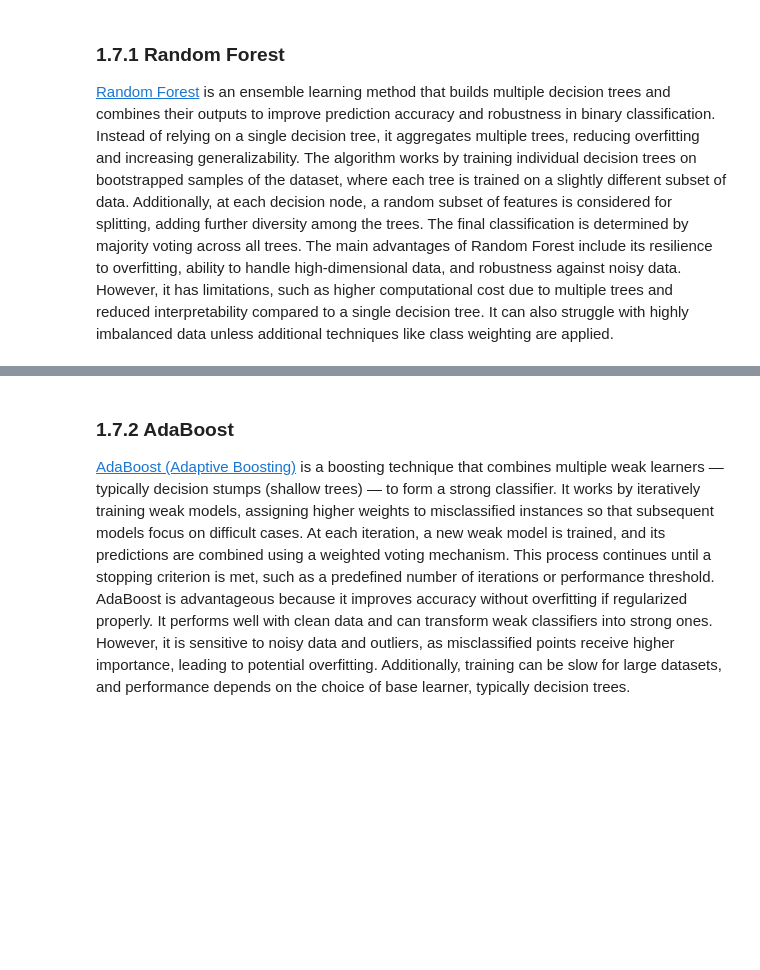
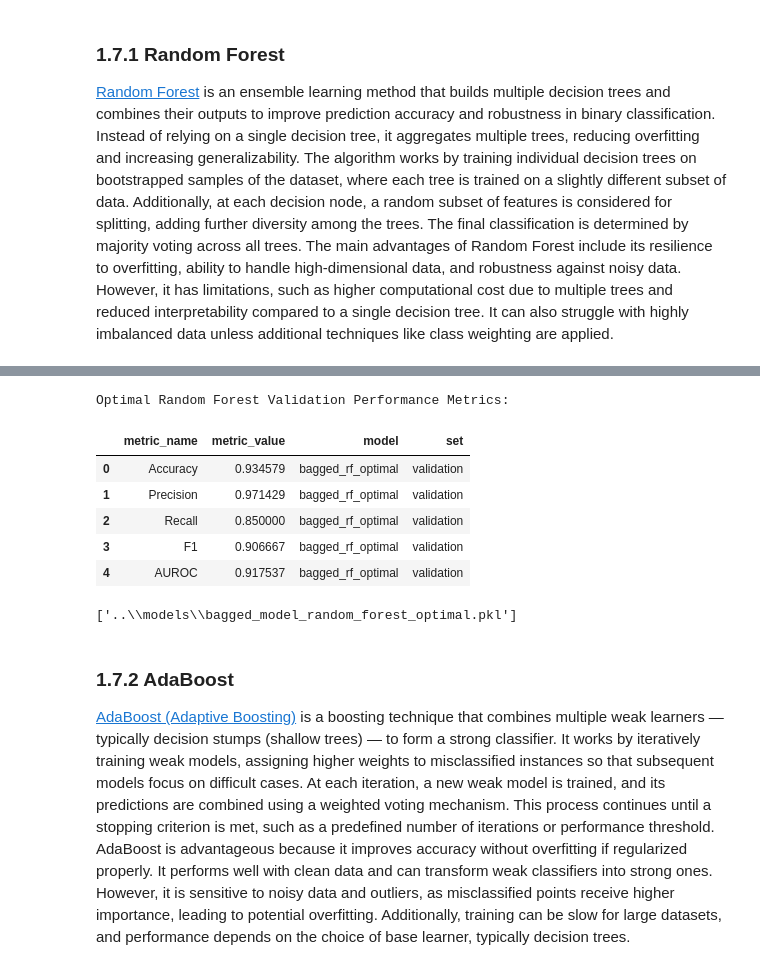
Before and after one commit to JohnPaulinePineda/Portfolio_Project_63, a Jupyter notebook: codes/DetectingAndAnalyzingMachineLearningModelDriftUsingOpenSourceMonitoringTools.ipynb, the cells around one changed output, grey strips where cells are left out. Cells and saved outputs as stored; diff of their text form; code cells hidden in the pictures; blank space fills up the shorter version.

```diff
--- a/codes/DetectingAndAnalyzingMachineLearningModelDriftUsingOpenSourceMonitoringTools.ipynb
+++ b/codes/DetectingAndAnalyzingMachineLearningModelDriftUsingOpenSourceMonitoringTools.ipynb
@@ -1887,3 +2107,30 @@ Name: proportion, dtype: float64
+# %%
+##################################
+# Gathering the model evaluation metrics
+# for the validation data
+##################################
+bagged_rf_optimal_validation = model_performance_evaluation(y_validation_encoded, bagged_rf_optimal.predict(X_validation))
+bagged_rf_optimal_validation['model'] = ['bagged_rf_optimal'] * 5
+bagged_rf_optimal_validation['set'] = ['validation'] * 5
+print('Optimal Random Forest Validation Performance Metrics: ')
+display(bagged_rf_optimal_validation)
+# %% [output]
+Optimal Random Forest Validation Performance Metrics:
+|  | metric_name | metric_value | model | set |
+| 0 | Accuracy | 0.934579 | bagged_rf_optimal | validation |
+| 1 | Precision | 0.971429 | bagged_rf_optimal | validation |
+| 2 | Recall | 0.850000 | bagged_rf_optimal | validation |
+| 3 | F1 | 0.906667 | bagged_rf_optimal | validation |
+| 4 | AUROC | 0.917537 | bagged_rf_optimal | validation |
+# %%
+##################################
+# Saving the best individual model
+# developed from the train data
+##################################
+joblib.dump(bagged_rf_optimal,
+            os.path.join("..", MODELS_PATH, "bagged_model_random_forest_optimal.pkl"))
+# %% [output]
+['..\\models\\bagged_model_random_forest_optimal.pkl']
 # %% [markdown]
 ### 1.7.2 AdaBoost<a class="anchor" id="1.7.2"></a>
 
```
Also changed, not shown: parts of 18 cells of this notebook, 1 other file.
